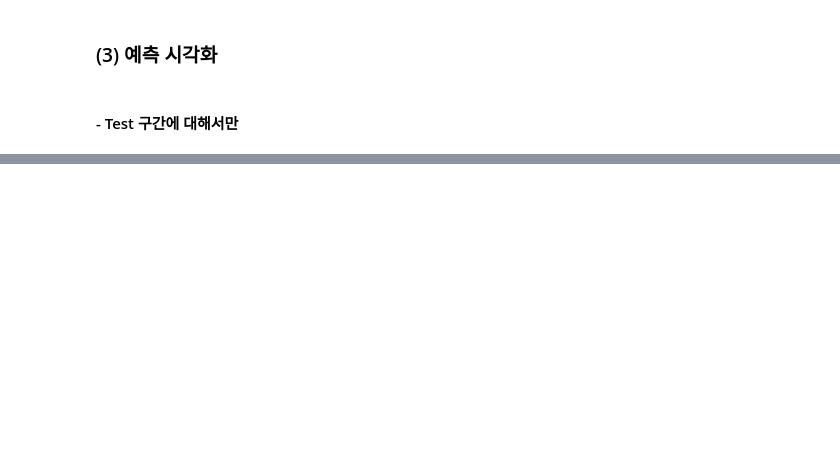
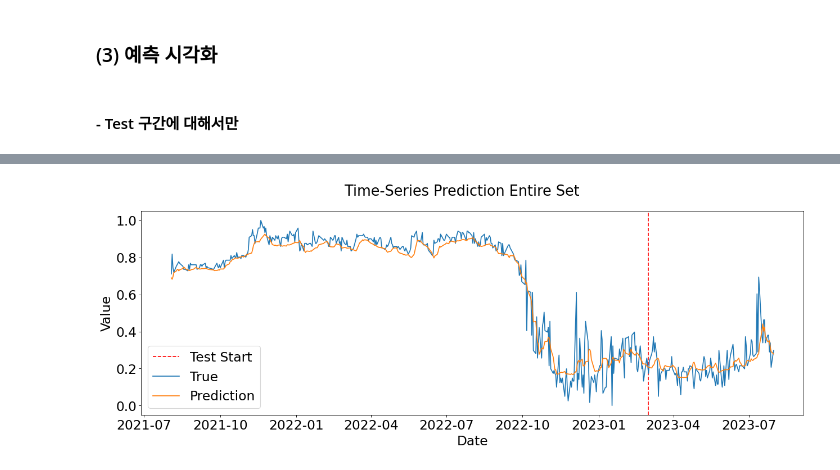
Before and after one commit to ollehJW/timeseries_analysis, a Jupyter notebook: timeseries_regression/5days_prediction.ipynb, the cells around one changed output, grey strips where cells are left out. Saved outputs shown, nothing was run; the diff lists cells and outputs as text; code cells hidden in the pictures; blank space fills up the shorter version.

```diff
--- a/timeseries_regression/5days_prediction.ipynb
+++ b/timeseries_regression/5days_prediction.ipynb
@@ -334,0 +348,28 @@ plt.show()
+# %%
+dates_list = data['일자'][seq_length:]
+
+######Prediction###############
+lstm.eval()
+train_predict = lstm(dataX.to(device))
+data_predict = train_predict.cpu().data.numpy()
+dataY_plot = dataY.data.numpy()
+
+df_predict = pd.DataFrame(data_predict)
+df_predict = df_predict.set_index([dates_list])
+df_labels = pd.DataFrame(dataY_plot)
+df_labels = df_labels.set_index([dates_list])
+
+# Plot
+plt.figure(num=None, figsize=(19, 6), dpi=80, facecolor='w', edgecolor='k')
+plt.axvline(x=dates_list[train_size], c='r', linestyle = '--')
+plt.plot(df_labels[0])
+plt.plot(df_predict[0])
+plt.legend(['Test Start','True', 'Prediction'],fontsize = 21)
+plt.suptitle('Time-Series Prediction Entire Set',fontsize = 23)
+plt.xticks(fontsize=21 )
+plt.yticks(fontsize=21 )
+plt.ylabel(ylabel = 'Value',fontsize = 21)
+plt.xlabel(xlabel = 'Date',fontsize = 21)
+plt.show()
+# %% [output]
+[figure, added]
```
Also changed, not shown: parts of 11 cells of this notebook, 3 other files.
